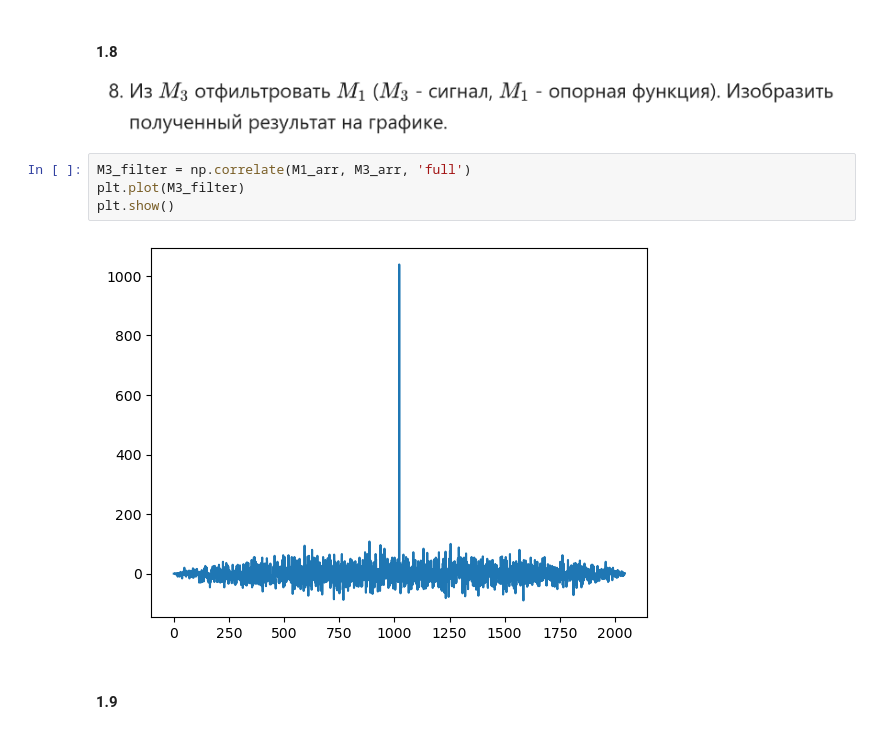
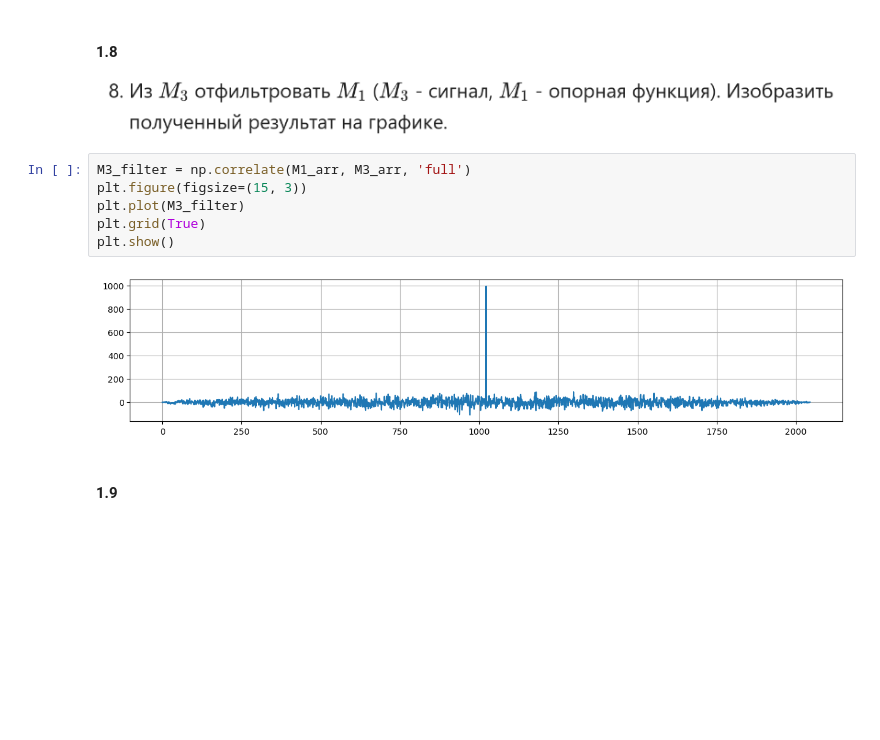
Before and after one commit to Jrvvv/dsp-miet, a Jupyter notebook: P01/PL01.ipynb, the cells around one changed output. Cells and saved outputs as stored; diff of their text form; blank space fills up the shorter version.

```diff
--- a/P01/PL01.ipynb
+++ b/P01/PL01.ipynb
@@ -169,10 +178,12 @@ M3_arr = M1_arr + M_noise_arr
 ![image.png](attachment:image.png)
 # %%
 M3_filter = np.correlate(M1_arr, M3_arr, 'full')
+plt.figure(figsize=(15, 3))
 plt.plot(M3_filter)
+plt.grid(True)
 plt.show()
 # %% [output]
-[figure, old version]
+[figure, new version]
 # %% [markdown]
 #### 1.9
 ![image.png](attachment:image.png)
```
Also changed, not shown: parts of 22 cells of this notebook.
